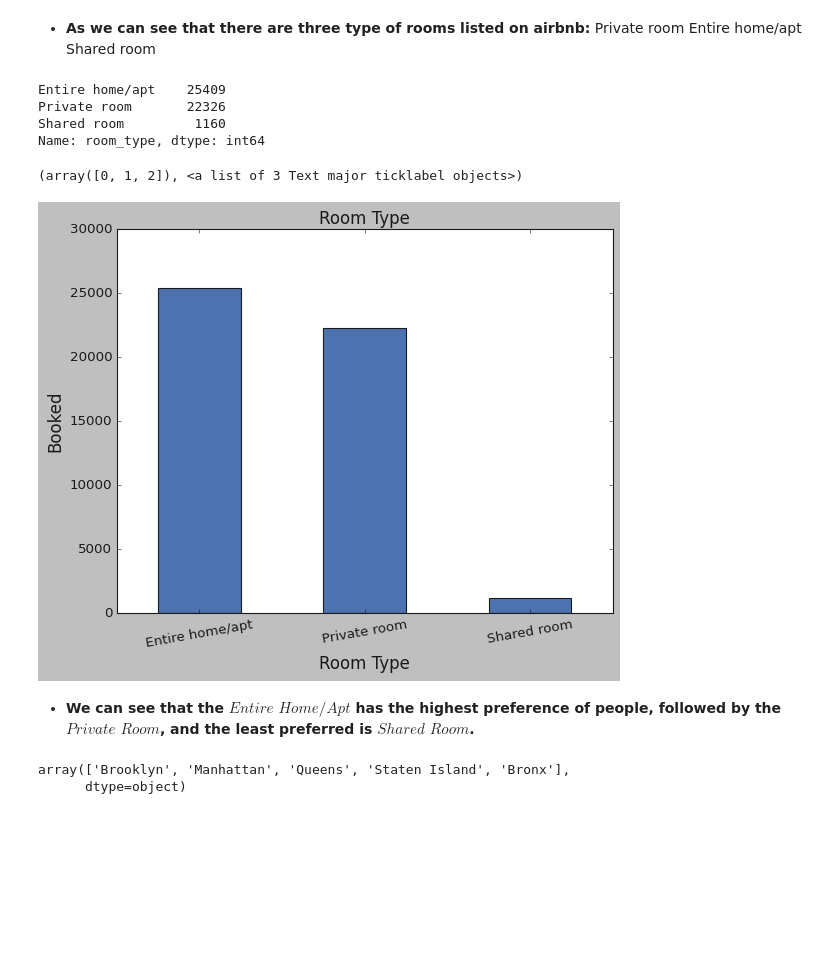
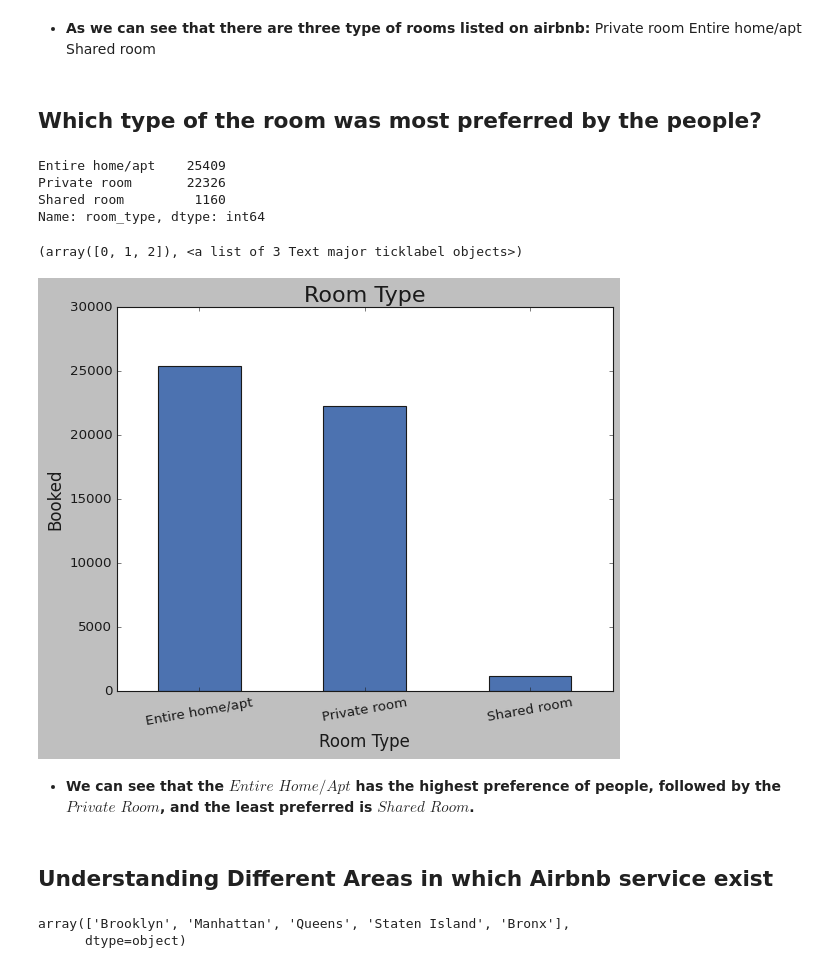
Before and after one commit to vir097/Airbnb-Bookings-Analysis---Capstone-Project, a Jupyter notebook: Airbnb_Bookings_Analysis_Capstone_Project.ipynb, the cells around one changed output. Cells and saved outputs as stored; diff of their text form; code cells hidden in the pictures; blank space fills up the shorter version.

```diff
--- a/Airbnb_Bookings_Analysis_Capstone_Project.ipynb
+++ b/Airbnb_Bookings_Analysis_Capstone_Project.ipynb
@@ -272,6 +275,8 @@ Different type of rooms listed on Airbnb platform: ['Private room' 'Entire home/
       Private room
       Entire home/apt
       Shared room
+# %% [markdown]
+## **Which type of the room was most preferred by the people?**
 # %%
 # let's find out count of each type of rooms offered
 room_count = airbnb_df['room_type'].value_counts()
@@ -284,18 +289,21 @@ Name: room_type, dtype: int64
 # %%
 # Visualization of rooms type listed on airbnb platform through Bar graph
 # Bar Graph
-plt.rcParams["figure.figsize"] = (8,5)
-sns.set_theme('poster')
+sns.set_theme(style="white", context="talk")
 sns.set_style('whitegrid')
 plt.style.use('classic')
+
+plt.rcParams["figure.figsize"] = (8,6)
 room_count.plot(kind='bar')
 plt.xlabel('Room Type',fontsize=15)
 plt.ylabel('Booked',fontsize=15)
-plt.title('Room Type',fontsize=15)
+plt.title('Room Type',fontsize=20)
 plt.xticks(rotation=10)
 # %% [output]
 (array([0, 1, 2]), <a list of 3 Text major ticklabel objects>)
-[figure, old version]
+[figure, new version]
 # %% [markdown]
 * **We can see that the $Entire$ $Home/Apt$ has the highest preference of people, followed by the $Private$ $Room$, and the least preferred is $Shared$ $Room$.**
+# %% [markdown]
+## **Understanding Different Areas in which Airbnb service exist**
 # %%
```
Also changed, not shown: parts of 30 cells of this notebook.
